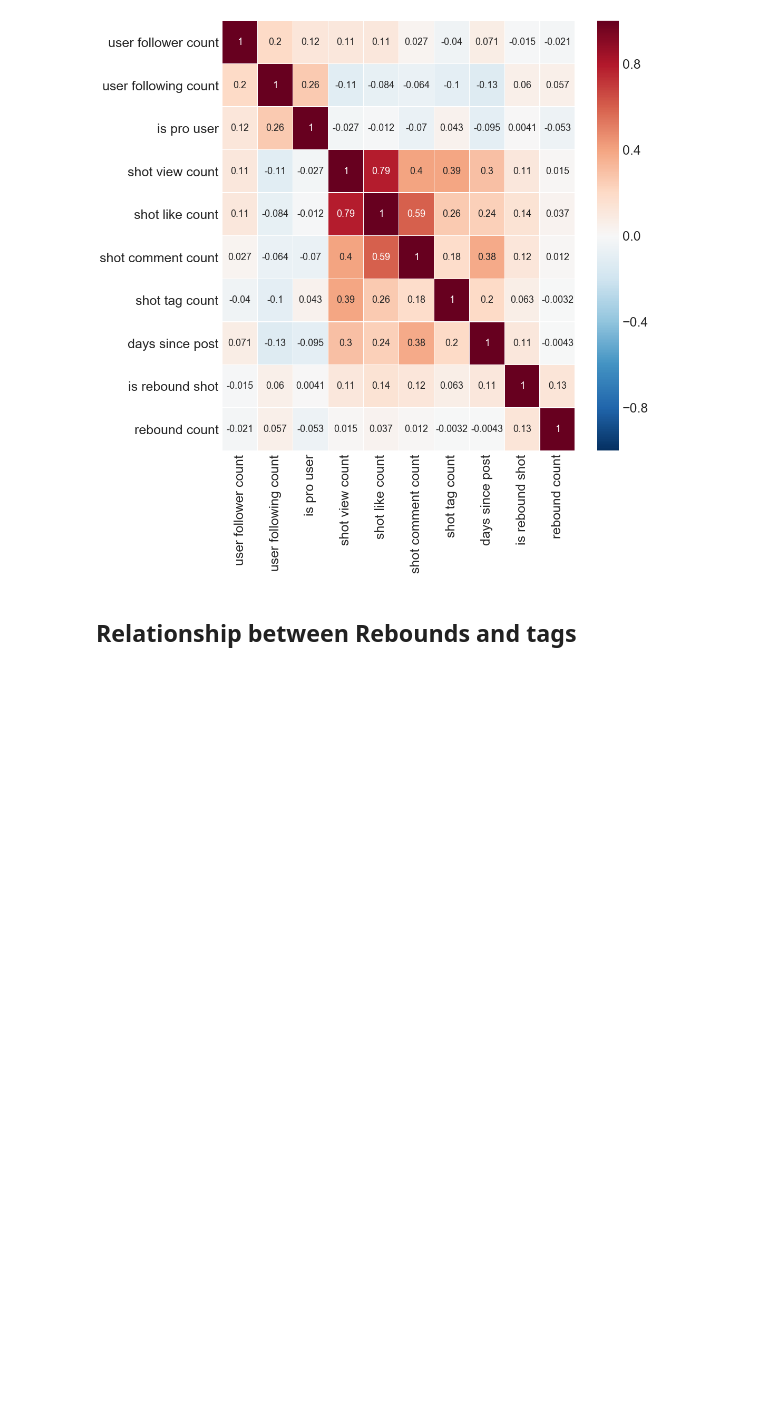
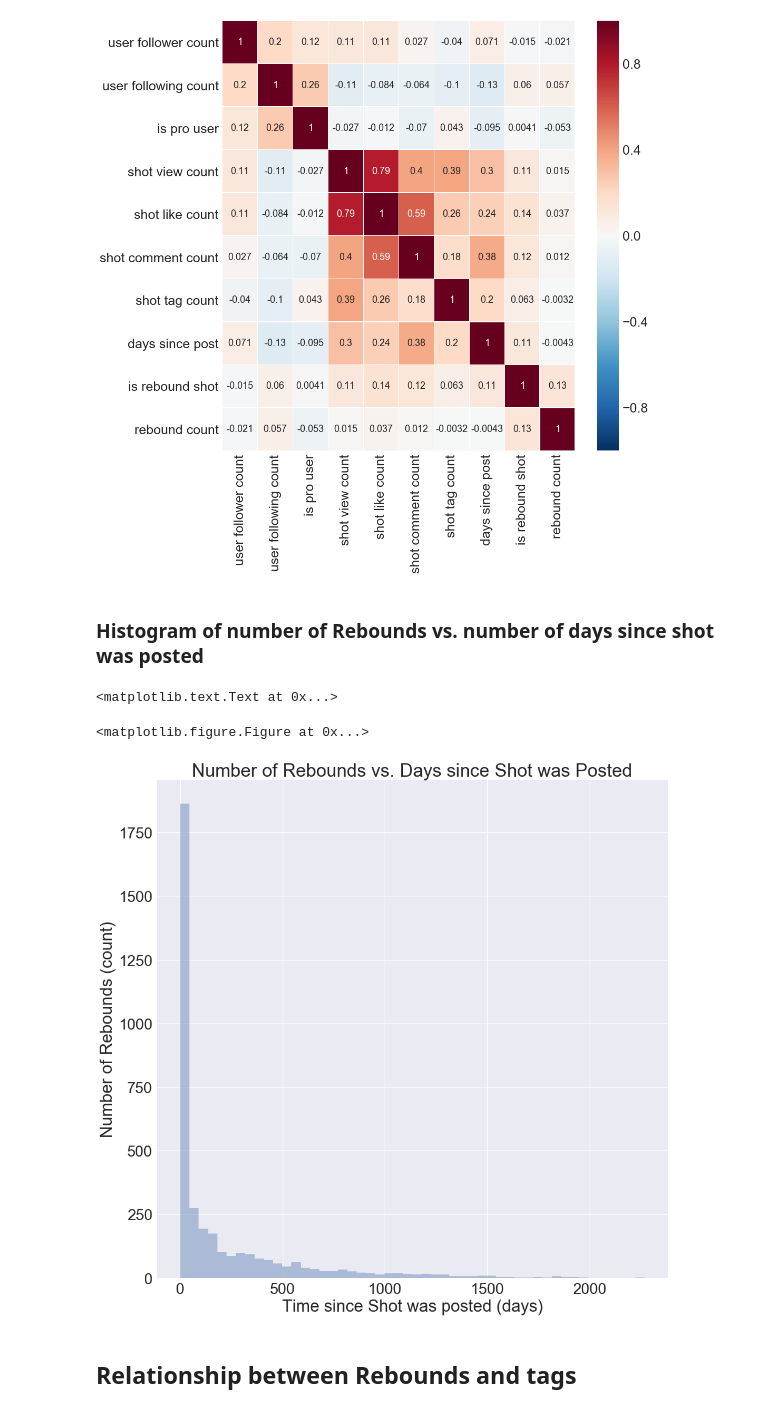
Before and after one commit to kapil1garg/sccs-dribble-parser, a Jupyter notebook: dribbble-scraping-kapil.ipynb, the cells around one changed output. Saved outputs shown, nothing was run; the diff lists cells and outputs as text; code cells hidden in the pictures; blank space fills up the shorter version.

Commit message:
adding number rebound vs time since shot

```diff
--- a/dribbble-scraping-kapil.ipynb
+++ b/dribbble-scraping-kapil.ipynb
@@ -140,6 +142,32 @@ sns.heatmap(shot_corr, xticklabels=shot_corr_tick_labels, yticklabels=shot_corr_
 # %% [output]
 <matplotlib.axes._subplots.AxesSubplot at 0x...>
 [figure]
+# %% [markdown]
+### Histogram of number of Rebounds vs. number of days since shot was posted
+# %%
+# Rebounds over time
+rebound_time_since_post = []
+for rebound in all_rebounds:
+    shot_id_for_rebound = int(rebound['rebound_source_url'].replace('https://api.dribbble.com/v1/shots/', ''))
+    rebound_time = pd.to_datetime(rebound['created_at'])
+
+    for shot in all_shots:
+        if shot['id'] == shot_id_for_rebound:
+            time_diff = get_days_between(pd.to_datetime(shot['created_at']), rebound_time)
+            rebound_time_since_post.append(time_diff)
+# %%
+sns.despine()
+sns.set(font_scale=2.5)
+
+fig, ax = plt.subplots(figsize=(15, 15))
+hist_plot = sns.distplot(rebound_time_since_post, kde=False)
+hist_plot.set_xlabel('Time since Shot was posted (days)')
+hist_plot.set_ylabel('Number of Rebounds (count)')
+hist_plot.set_title('Number of Rebounds vs. Days since Shot was Posted')
+# %% [output]
+<matplotlib.text.Text at 0x...>
+<matplotlib.figure.Figure at 0x...>
+[figure, added]
 # %% [markdown]
 ## Relationship between Rebounds and tags
 # %%
```
Also changed, not shown: parts of 1 cell of this notebook.
